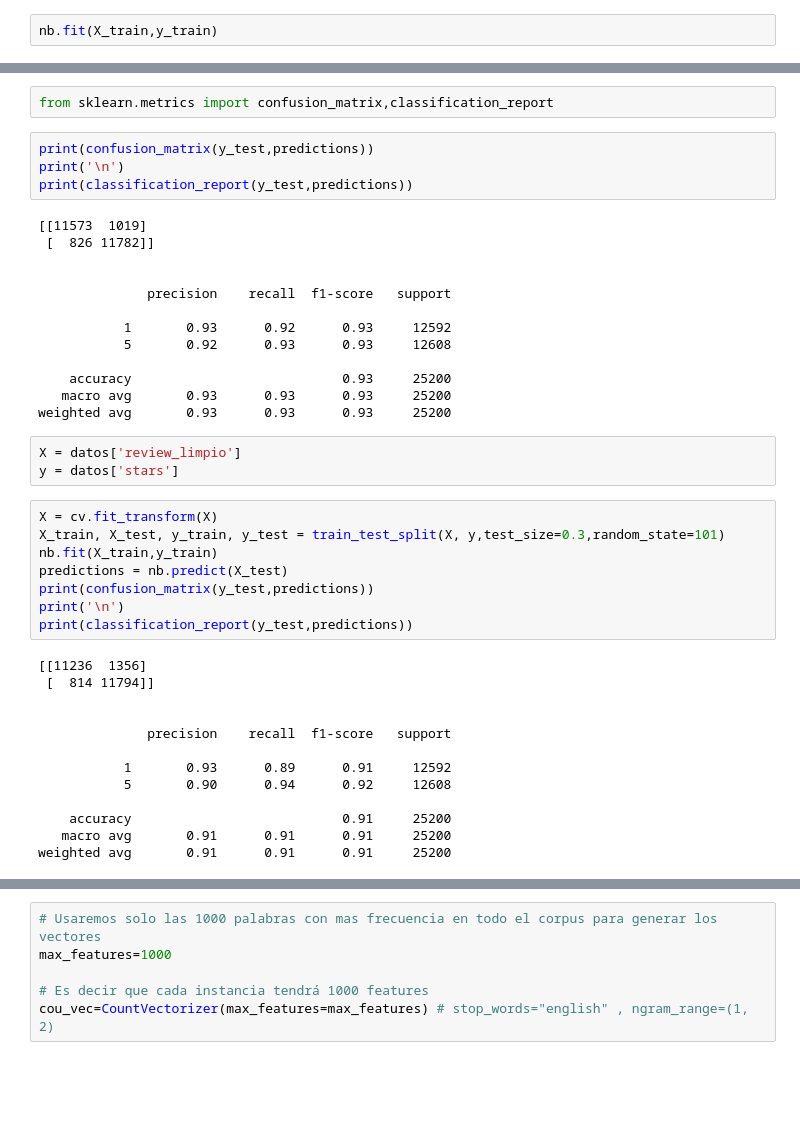
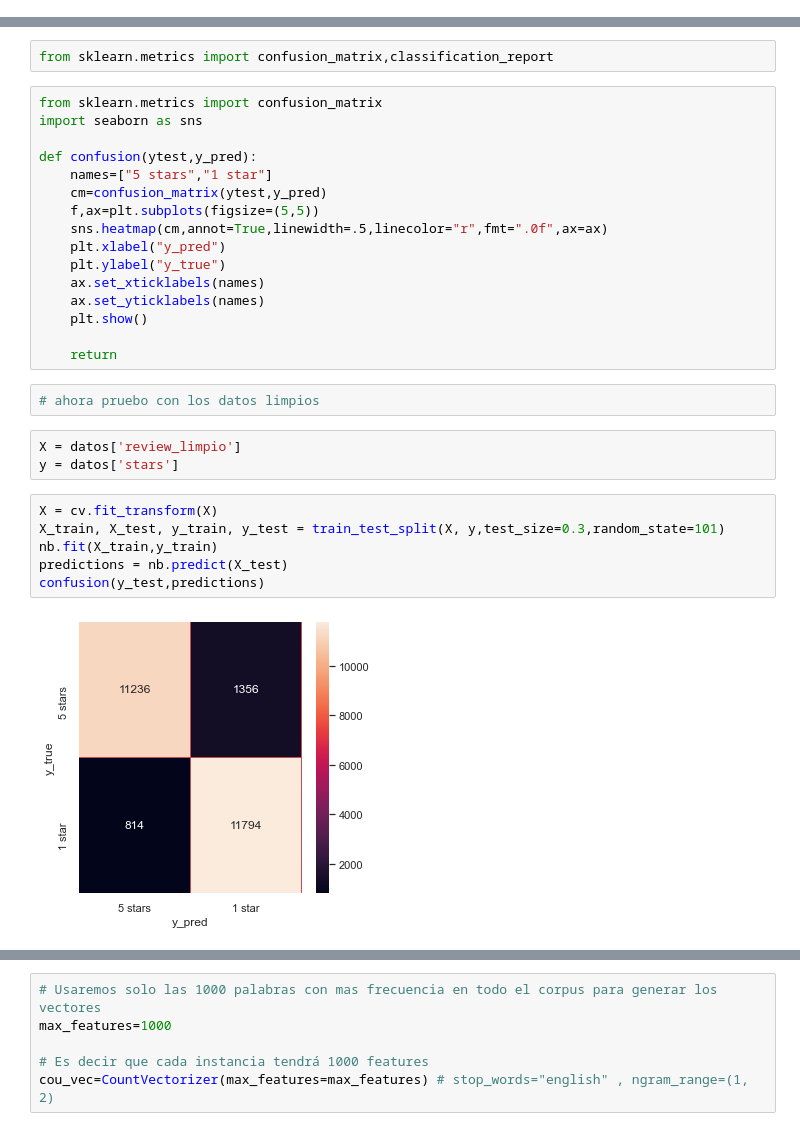
Before and after one commit to mmied/nlp-proyect, a Jupyter notebook: nlp_proyect/nlp_proyect.ipynb, the cells around one changed output, grey strips where cells are left out. Drawn from its saved outputs; the diff is of its cells as text; blank space fills up the shorter version.

```diff
--- a/nlp_proyect/nlp_proyect.ipynb
+++ b/nlp_proyect/nlp_proyect.ipynb
@@ -363,5 +346,3 @@ X_train, X_test, y_train, y_test = train_test_split(X, y,test_size=0.3,random_st
 # %%
 from sklearn.naive_bayes import MultinomialNB
 nb = MultinomialNB()
-# %%
-nb.fit(X_train,y_train)
@@ -372,43 +356,31 @@ predictions = nb.predict(X_test)
 # %%
 from sklearn.metrics import confusion_matrix,classification_report
-# %%
-print(confusion_matrix(y_test,predictions))
-print('\n')
-print(classification_report(y_test,predictions))
-# %% [output]
-[[11573  1019]
- [  826 11782]]
-
-
-              precision    recall  f1-score   support
-
-           1       0.93      0.92      0.93     12592
-           5       0.92      0.93      0.93     12608
-
-    accuracy                           0.93     25200
-   macro avg       0.93      0.93      0.93     25200
-weighted avg       0.93      0.93      0.93     25200
+# %%
+from sklearn.metrics import confusion_matrix
+import seaborn as sns
+
+def confusion(ytest,y_pred):
+    names=["5 stars","1 star"]
+    cm=confusion_matrix(ytest,y_pred)
+    f,ax=plt.subplots(figsize=(5,5))
+    sns.heatmap(cm,annot=True,linewidth=.5,linecolor="r",fmt=".0f",ax=ax)
+    plt.xlabel("y_pred")
+    plt.ylabel("y_true")
+    ax.set_xticklabels(names)
+    ax.set_yticklabels(names)
+    plt.show()
+
+    return
+# %%
+# ahora pruebo con los datos limpios
 # %%
 X = datos['review_limpio']
 y = datos['stars']
 # %%
 X = cv.fit_transform(X)
 X_train, X_test, y_train, y_test = train_test_split(X, y,test_size=0.3,random_state=101)
 nb.fit(X_train,y_train)
 predictions = nb.predict(X_test)
-print(confusion_matrix(y_test,predictions))
-print('\n')
-print(classification_report(y_test,predictions))
+confusion(y_test,predictions)
 # %% [output]
-[[11236  1356]
- [  814 11794]]
-
-
-              precision    recall  f1-score   support
-
-           1       0.93      0.89      0.91     12592
-           5       0.90      0.94      0.92     12608
-
-    accuracy                           0.91     25200
-   macro avg       0.91      0.91      0.91     25200
-weighted avg       0.91      0.91      0.91     25200
+[figure, added]
```
Also changed, not shown: parts of 30 cells of this notebook, 4 other files.
